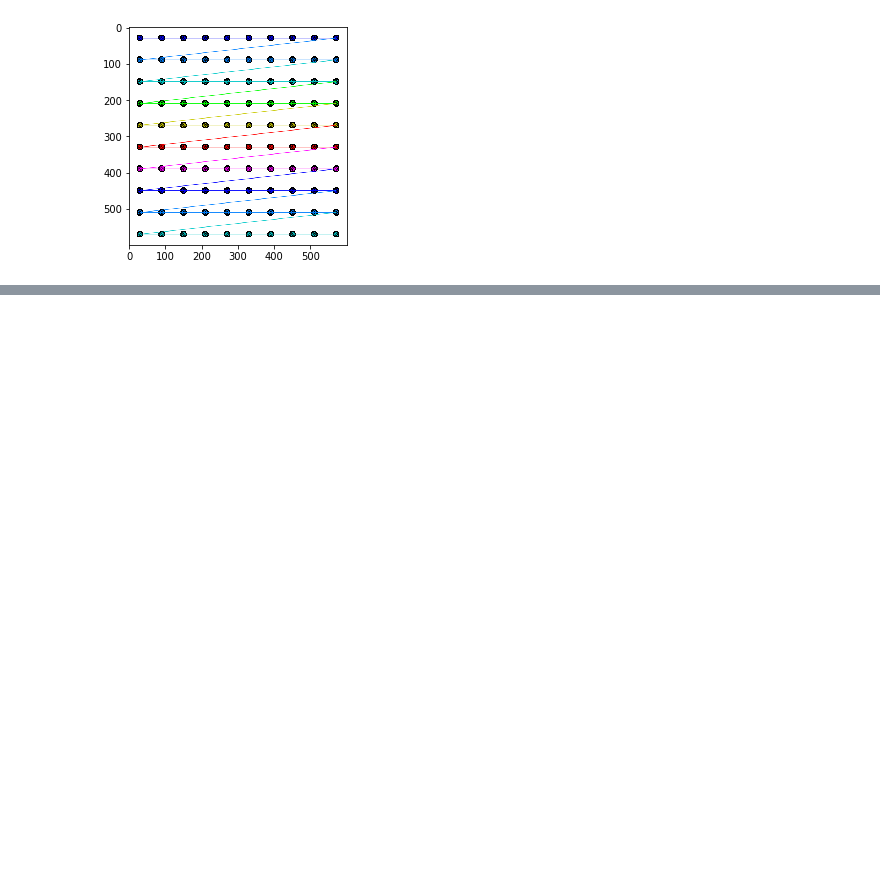
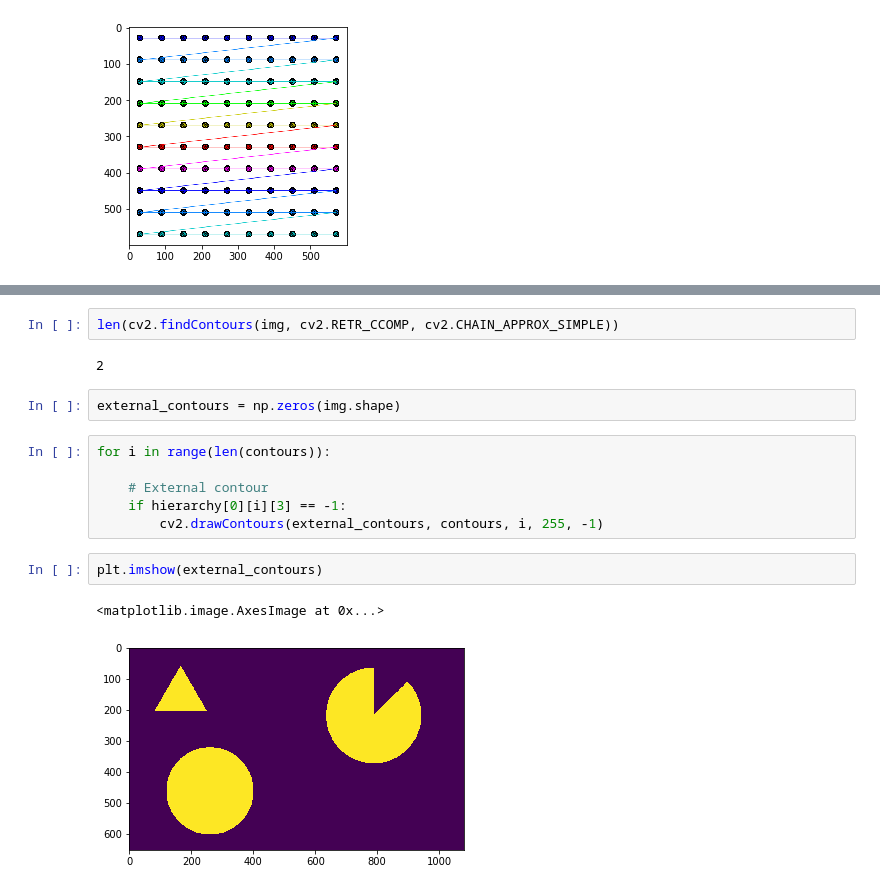
Before and after one commit to fares-ds/Computer_Vision_with_OpenCV_and_TensorFlow, a Jupyter notebook: Object_Detection.ipynb, the cells around one changed output, grey strips where cells are left out. Cells and saved outputs as stored; diff of their text form; blank space fills up the shorter version.

```diff
--- a/Object_Detection.ipynb
+++ b/Object_Detection.ipynb
@@ -282,0 +303,17 @@ plt.imshow(dots)
+# %%
+len(cv2.findContours(img, cv2.RETR_CCOMP, cv2.CHAIN_APPROX_SIMPLE))
+# %% [output]
+2
+# %%
+external_contours = np.zeros(img.shape)
+# %%
+for i in range(len(contours)):
+
+    # External contour
+    if hierarchy[0][i][3] == -1:
+        cv2.drawContours(external_contours, contours, i, 255, -1)
+# %%
+plt.imshow(external_contours)
+# %% [output]
+<matplotlib.image.AxesImage at 0x...>
+[figure, added]
```
Also changed, not shown: parts of 4 cells of this notebook.
